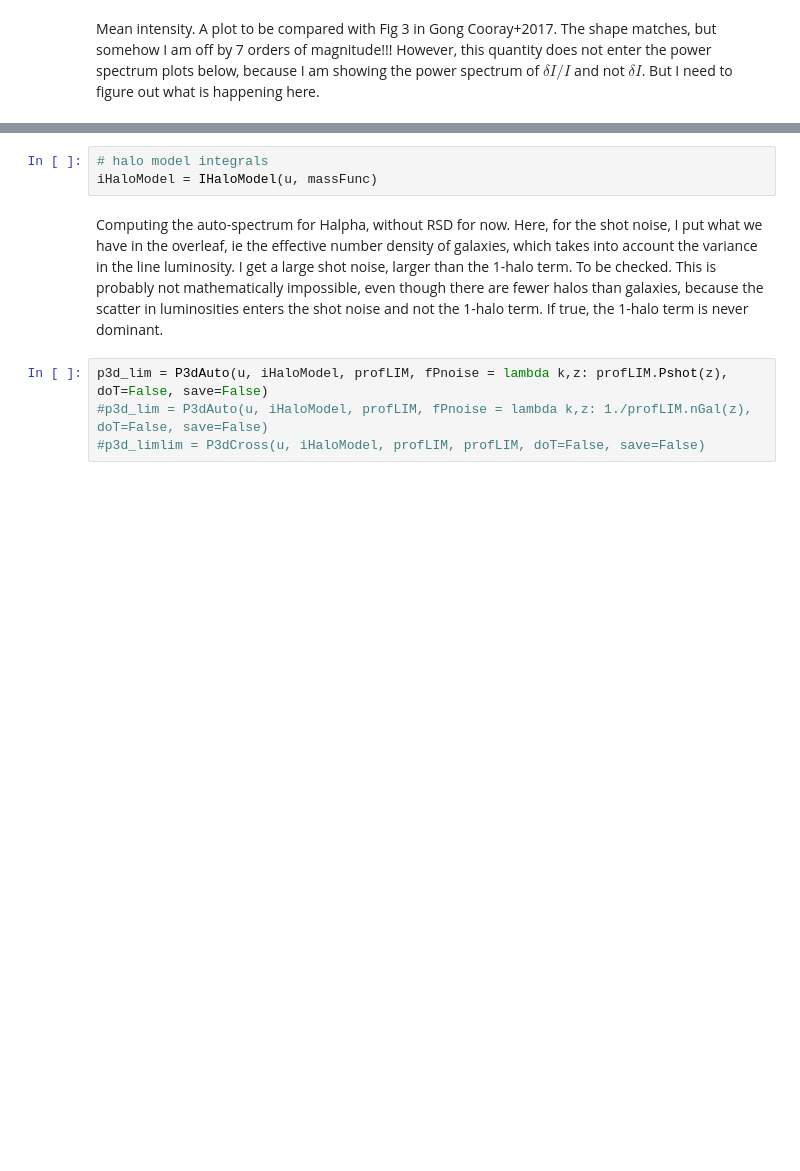
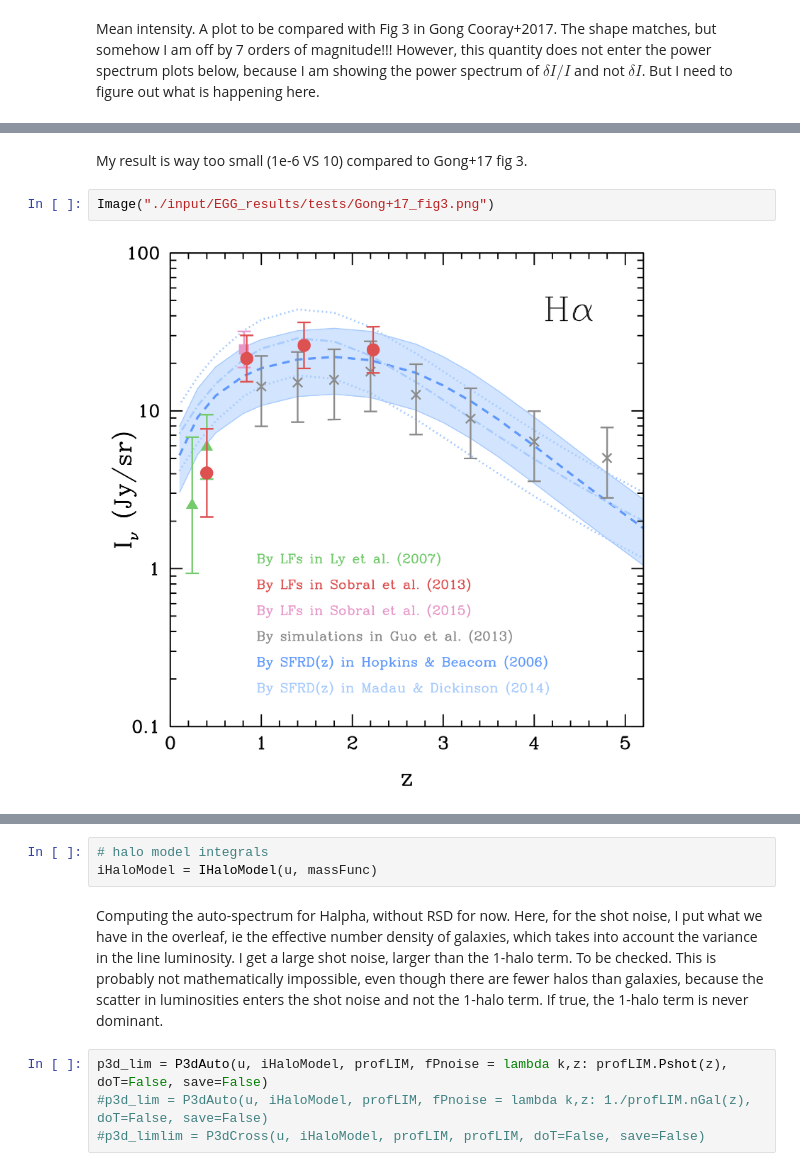
Before and after one commit to EmmanuelSchaan/HaloGen, a Jupyter notebook: plot_power_spectrum.ipynb, the cells around one changed output, grey strips where cells are left out. Saved outputs shown, nothing was run; the diff lists cells and outputs as text; blank space fills up the shorter version.

```diff
--- a/plot_power_spectrum.ipynb
+++ b/plot_power_spectrum.ipynb
@@ -77,0 +83,6 @@ profLIM.plotMeanIntensity()
+# %% [markdown]
+My result is way too small (1e-6 VS 10) compared to Gong+17 fig 3.
+# %%
+Image("./input/EGG_results/tests/Gong+17_fig3.png")
+# %% [output]
+[figure, added]
```
Also changed, not shown: parts of 13 cells of this notebook, 4 other files.
